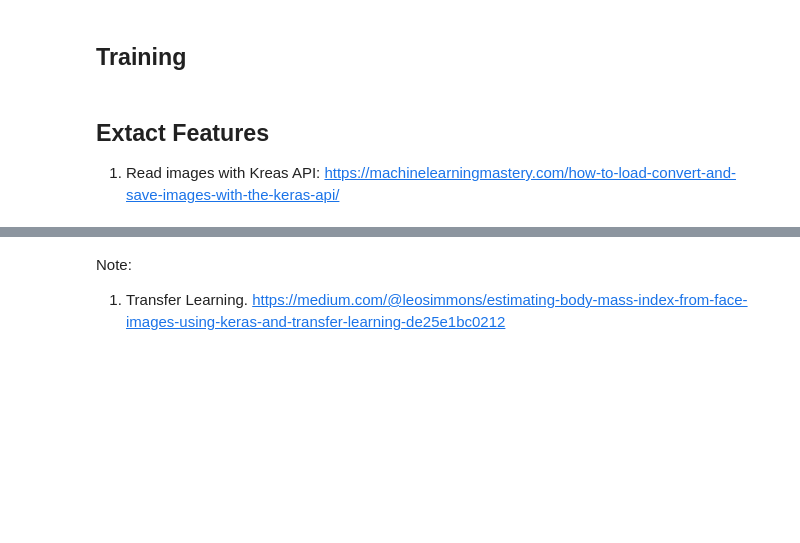
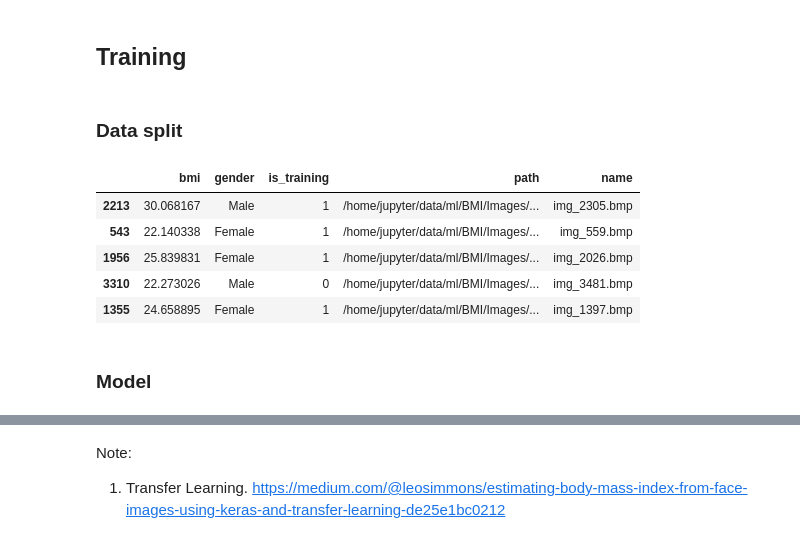
Before and after one commit to hjiangAnthony/dl_image_bmi, a Jupyter notebook: ml_final_1.02_tuning.ipynb, the cells around one changed output, grey strips where cells are left out. Cells and saved outputs as stored; diff of their text form; code cells hidden in the pictures; blank space fills up the shorter version.

```diff
--- a/ml_final_1.02_tuning.ipynb
+++ b/ml_final_1.02_tuning.ipynb
@@ -357,3 +418,15 @@ class FacePrediction(object):
         return preds
 # %% [markdown]
 ## Training
+# %% [markdown]
+### Data split
+# %%
+df = bmi[['bmi', 'gender', 'is_training', 'path', 'name']].sample(100)
+df.head()
+# %% [output]
+|  | bmi | gender | is_training | path | name |
+| 2213 | 30.068167 | Male | 1 | /home/jupyter/data/ml/BMI/Images/... | img_2305.bmp |
+| 543 | 22.140338 | Female | 1 | /home/jupyter/data/ml/BMI/Images/... | img_559.bmp |
+| 1956 | 25.839831 | Female | 1 | /home/jupyter/data/ml/BMI/Images/... | img_2026.bmp |
+| 3310 | 22.273026 | Male | 0 | /home/jupyter/data/ml/BMI/Images/... | img_3481.bmp |
+| 1355 | 24.658895 | Female | 1 | /home/jupyter/data/ml/BMI/Images/... | img_1397.bmp |
@@ -359,0 +444,2 @@ class FacePrediction(object):
+# %% [markdown]
+### Model
@@ -364,7 +458,3 @@ es = EarlyStopping(patience=3)
 ckp = ModelCheckpoint(model_dir, save_best_only=True, save_weights_only=True, verbose=1)
 tb = TensorBoard('./tb/%s'%(model_id))
 callbacks = [es, ckp]
-# %% [markdown]
-## Extact Features
-
-1. Read images with Kreas API: https://machinelearningmastery.com/how-to-load-convert-and-save-images-with-the-keras-api/
```
Also changed, not shown: parts of 21 cells of this notebook, 2 other files.
